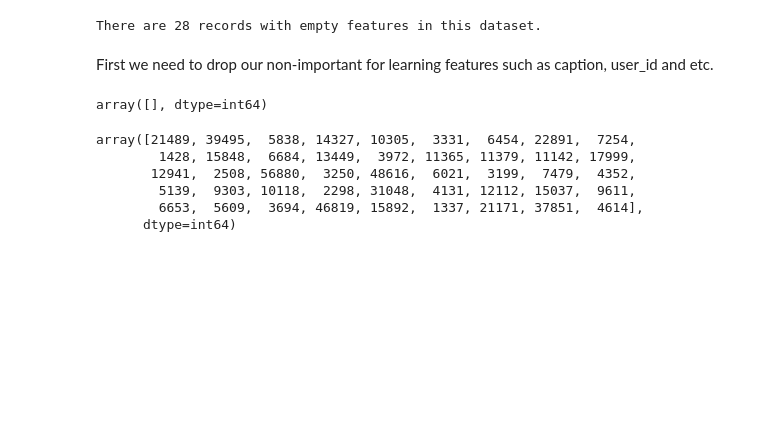
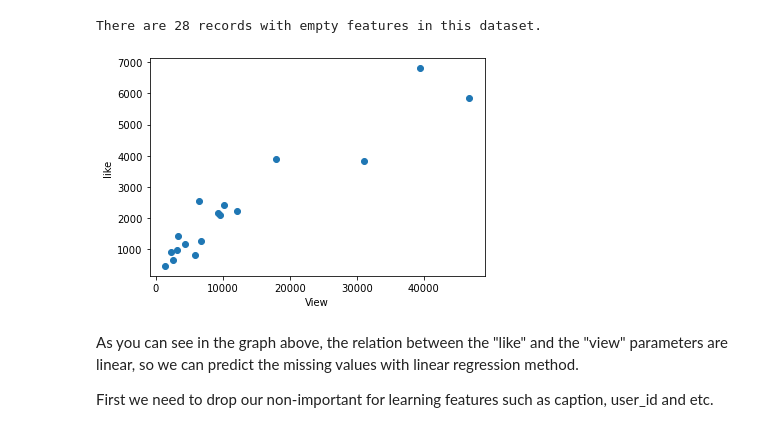
Before and after one commit to RaminFerdos/MSC_Thesis_IG_Bot, a Jupyter notebook: Data_Imputation.ipynb, the cells around one changed output. Cells and saved outputs as stored; diff of their text form; code cells hidden in the pictures; blank space fills up the shorter version.

Commit message:
added linear regression classifier with plots

```diff
--- a/Data_Imputation.ipynb
+++ b/Data_Imputation.ipynb
@@ -73,23 +74,20 @@ null_records_count = len(df[(df['like'].isna()) & (df['comment'].isna()) & (df['
 print(f'There are {null_records_count} records with empty features in this dataset.')
 # %% [output]
 There are 28 records with empty features in this dataset.
+# %%
+plt.scatter(df['view'], df['like'])
+plt.xlabel('View')
+plt.ylabel('like')
+plt.show()
+# %% [output]
+[figure, added]
 # %% [markdown]
+As you can see in the graph above, the relation between the "like" and the "view" parameters are linear, so we can predict the missing values with linear regression method.
+
 First we need to drop our non-important for learning features such as caption, user_id and etc.
 # %%
-dfc = df.drop(['index', 'post_link', 'caption', 'user_id', 'followers_current'], axis='columns')
-c = [c for c in dfc.columns if c != 'like']
-X = dfc[dfc['view'].notnull()].loc[:, c].values
-y = dfc[dfc['view'].notnull()]['view'].values
-yy = dfc[dfc['view'].isnull()]['view'].values
-yy
+df_like = df.drop(df.columns.difference(['view','like']), 1)
+c = [c for c in df_like.columns if c != 'like']
+X = df_like[df_like['like'].notnull()].loc[:, c].values
+y = df_like[df_like['like'].notnull()]['like'].values
+XX = df_like[df_like['like'].isnull()].loc[:, c].values
-# %% [output]
-array([], dtype=int64)
-# %%
-y
-# %% [output]
-array([21489, 39495,  5838, 14327, 10305,  3331,  6454, 22891,  7254,
-        1428, 15848,  6684, 13449,  3972, 11365, 11379, 11142, 17999,
-       12941,  2508, 56880,  3250, 48616,  6021,  3199,  7479,  4352,
-        5139,  9303, 10118,  2298, 31048,  4131, 12112, 15037,  9611,
-        6653,  5609,  3694, 46819, 15892,  1337, 21171, 37851,  4614],
-      dtype=int64)
```
Also changed, not shown: parts of 10 cells of this notebook.
